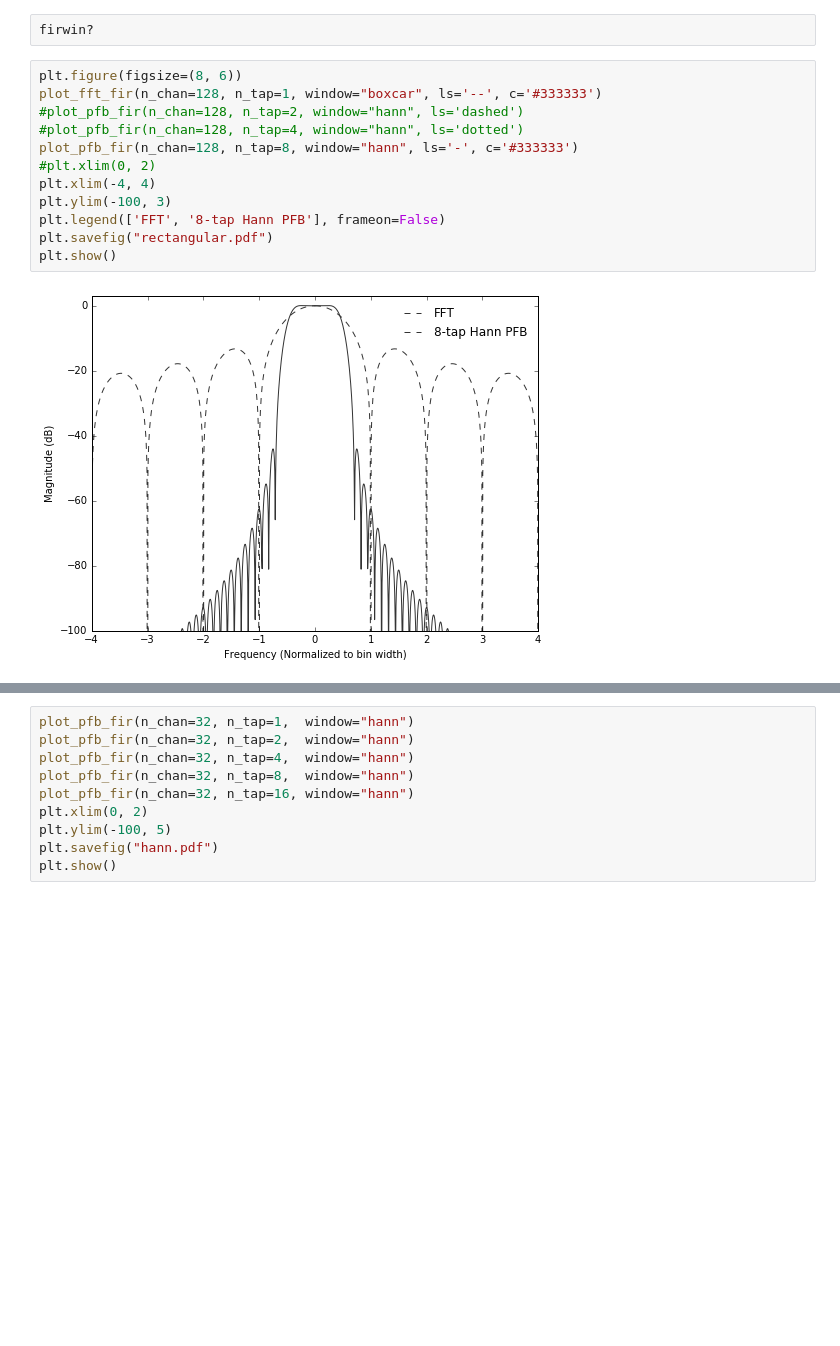
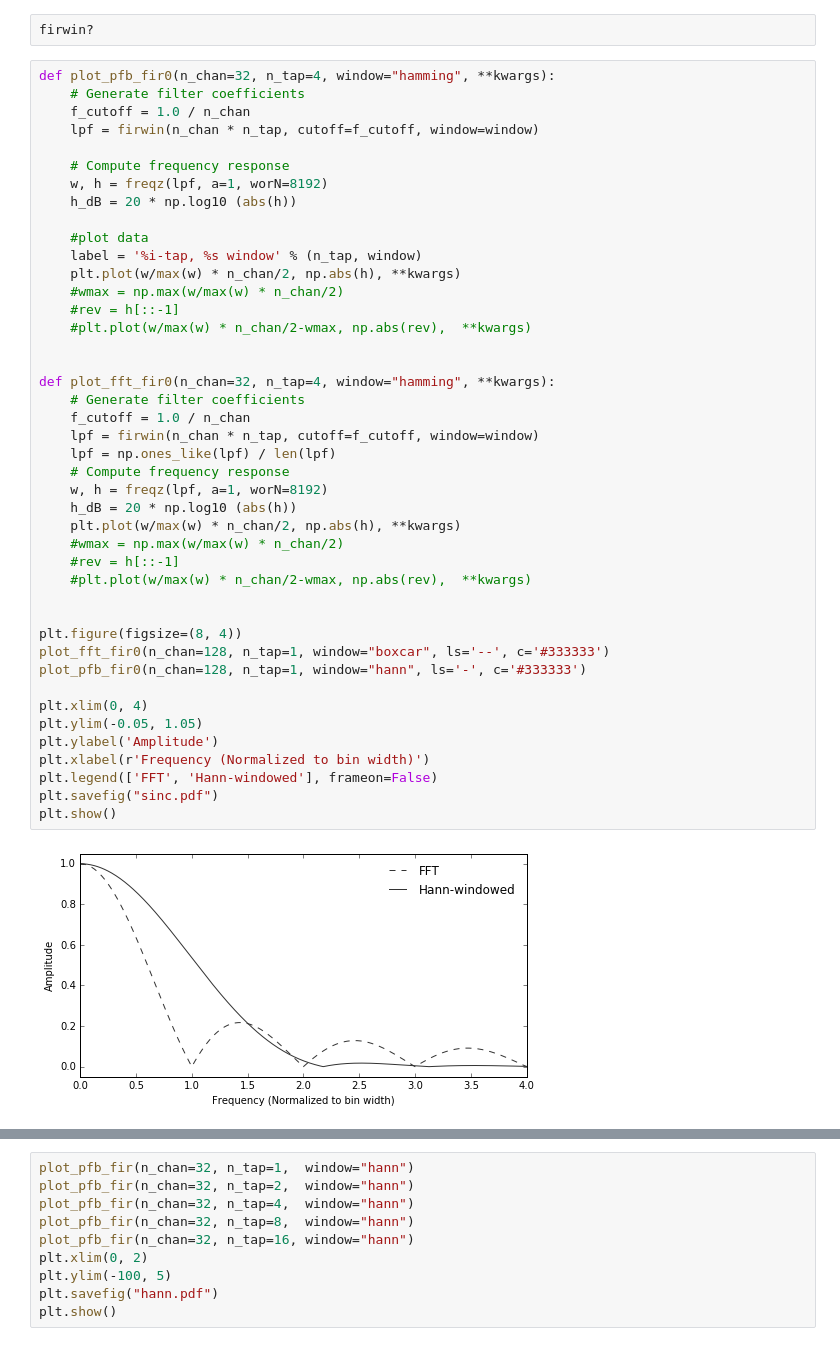
Before and after one commit to jack-h/specbook, a Jupyter notebook: scripts/pfb/pfb_check.py.ipynb, the cells around one changed output, grey strips where cells are left out. Cells and saved outputs as stored; diff of their text form; blank space fills up the shorter version.

Commit message:
Added comparison of DFT to windowed DFT & finished windowing secn

```diff
--- a/scripts/pfb/pfb_check.py.ipynb
+++ b/scripts/pfb/pfb_check.py.ipynb
@@ -63,16 +21,47 @@ def plot_fft_fir(n_chan=32, n_tap=4, window="hamming", **kwargs):
 # %%
 firwin?
-# %%
-plt.figure(figsize=(8, 6))
-plot_fft_fir(n_chan=128, n_tap=1, window="boxcar", ls='--', c='#333333')
-#plot_pfb_fir(n_chan=128, n_tap=2, window="hann", ls='dashed')
-#plot_pfb_fir(n_chan=128, n_tap=4, window="hann", ls='dotted')
-plot_pfb_fir(n_chan=128, n_tap=8, window="hann", ls='-', c='#333333')
-#plt.xlim(0, 2)
-plt.xlim(-4, 4)
-plt.ylim(-100, 3)
-plt.legend(['FFT', '8-tap Hann PFB'], frameon=False)
-plt.savefig("rectangular.pdf")
-plt.show()
-# %% [output]
-[figure, removed]
+# %%
+def plot_pfb_fir0(n_chan=32, n_tap=4, window="hamming", **kwargs):
+    # Generate filter coefficients
+    f_cutoff = 1.0 / n_chan
+    lpf = firwin(n_chan * n_tap, cutoff=f_cutoff, window=window)
+
+    # Compute frequency response
+    w, h = freqz(lpf, a=1, worN=8192)
+    h_dB = 20 * np.log10 (abs(h))
+
+    #plot data
+    label = '%i-tap, %s window' % (n_tap, window)
+    plt.plot(w/max(w) * n_chan/2, np.abs(h), **kwargs)
+    #wmax = np.max(w/max(w) * n_chan/2)
+    #rev = h[::-1]
+    #plt.plot(w/max(w) * n_chan/2-wmax, np.abs(rev),  **kwargs)
+
+
+def plot_fft_fir0(n_chan=32, n_tap=4, window="hamming", **kwargs):
+    # Generate filter coefficients
+    f_cutoff = 1.0 / n_chan
+    lpf = firwin(n_chan * n_tap, cutoff=f_cutoff, window=window)
+    lpf = np.ones_like(lpf) / len(lpf)
+    # Compute frequency response
+    w, h = freqz(lpf, a=1, worN=8192)
+    h_dB = 20 * np.log10 (abs(h))
+    plt.plot(w/max(w) * n_chan/2, np.abs(h), **kwargs)
+    #wmax = np.max(w/max(w) * n_chan/2)
+    #rev = h[::-1]
+    #plt.plot(w/max(w) * n_chan/2-wmax, np.abs(rev),  **kwargs)
+
+
+plt.figure(figsize=(8, 4))
+plot_fft_fir0(n_chan=128, n_tap=1, window="boxcar", ls='--', c='#333333')
+plot_pfb_fir0(n_chan=128, n_tap=1, window="hann", ls='-', c='#333333')
+
+plt.xlim(0, 4)
+plt.ylim(-0.05, 1.05)
+plt.ylabel('Amplitude')
+plt.xlabel(r'Frequency (Normalized to bin width)')
+plt.legend(['FFT', 'Hann-windowed'], frameon=False)
+plt.savefig("sinc.pdf")
+plt.show()
+# %% [output]
+[figure, added]
```
Also changed, not shown: parts of 2 cells of this notebook, 6 other files.
